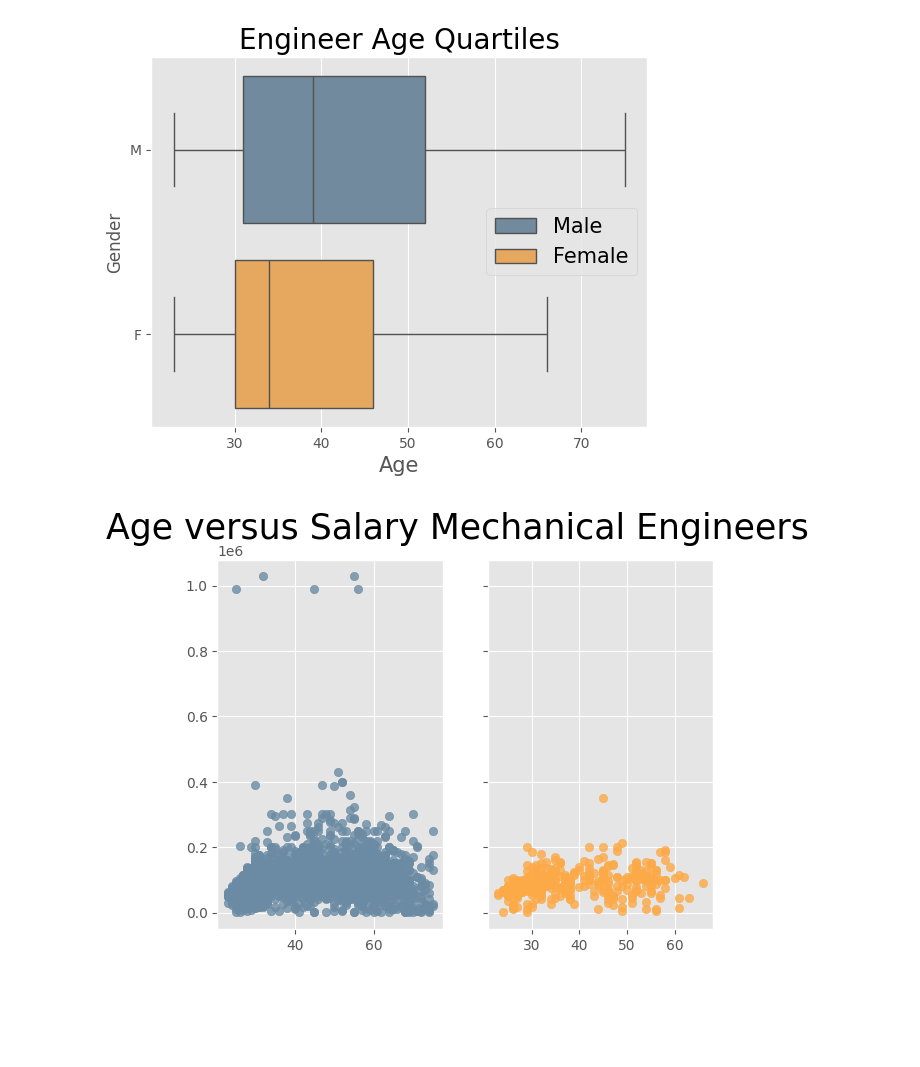
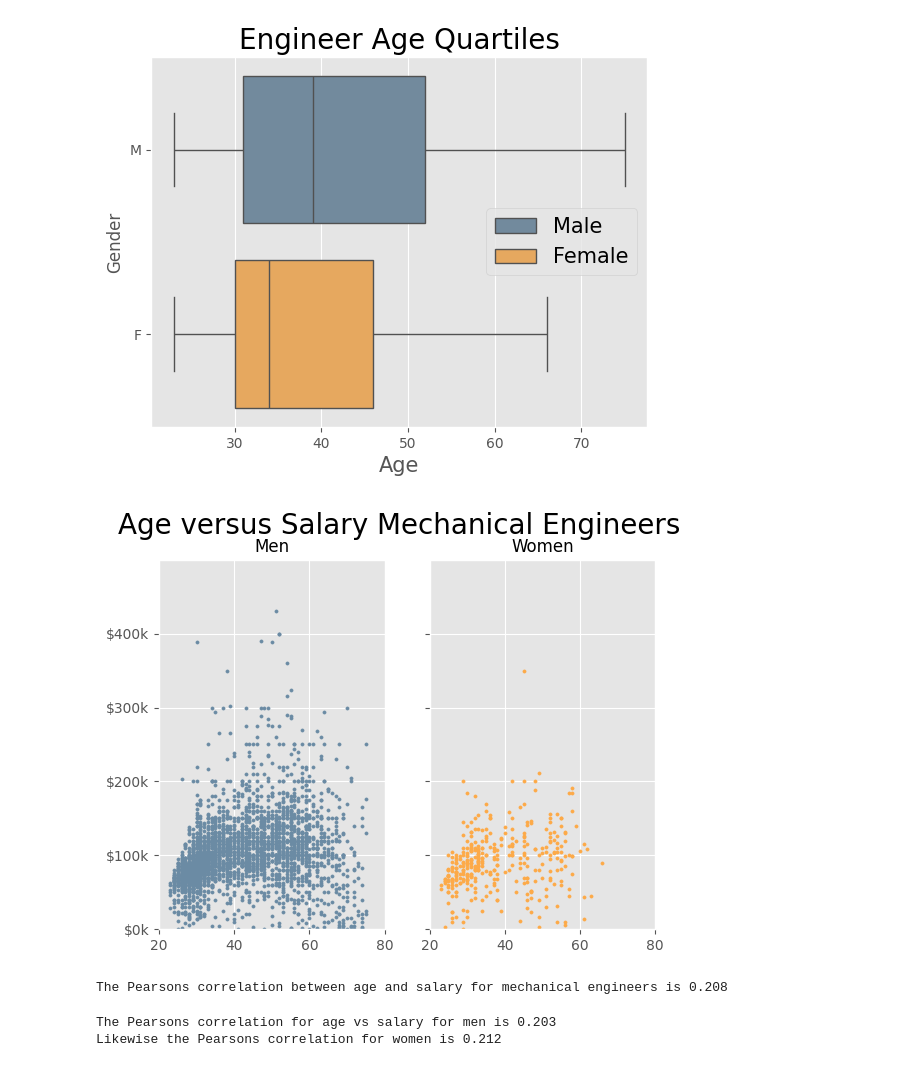
Before and after one commit to Brad-Portouw/data-analysis-practice, a Jupyter notebook: exercises/ch_7/ch_7_multivariateData.ipynb, the cells around one changed output. Saved outputs shown, nothing was run; the diff lists cells and outputs as text; code cells hidden in the pictures; blank space fills up the shorter version.

Commit message:
A bit more analysis of the engineering salary data with a jupyter notebook copy.

```diff
--- a/exercises/ch_7/ch_7_multivariateData.ipynb
+++ b/exercises/ch_7/ch_7_multivariateData.ipynb
@@ -230,16 +232,23 @@ Passing `palette` without assigning `hue` is deprecated and will be removed in v
 # %%
 #a scatterplot showing the age(x-axis) vs Salary may show trends between the two, where we would expect older engineers to be paid more.
 # Having 1 plot containing both the data for men and women superimposed on one another is difficult to read, so two subplots seems to be a better option.
 
 fig, ax = plt.subplots(1, 2, sharey=True)
 ax[0].scatter(me_men['Age'], me_men['Salary'],
             c='xkcd:grey blue',
-            alpha= 0.8)
+            s=5,
+            alpha= 1)
 ax[1].scatter(me_women['Age'], me_women['Salary'],
             c='xkcd:light orange',
-            alpha= 0.8)
-ax[0]
-fig.suptitle('Age versus Salary Mechanical Engineers', fontsize=25)
+            s=5,
+            alpha= 1)
+ax[0].set_title('Men', fontsize=12)
+ax[0].set_ylim(0,500000)
+ax[0].set_yticks(list(range(0,500000,100000)), [f"${x}k" for x in salary_ticks])
+ax[0].set_xlim(20,80)
+ax[1].set_xlim(20,80)
+ax[1].set_title('Women', fontsize=12)
+fig.suptitle('Age versus Salary Mechanical Engineers', fontsize=20)
 plt.show()
 # %% [output]
-[figure, old version]
+[figure, new version]
@@ -245,0 +260,16 @@ plt.show()
+# %%
+# A pearson coefficent here could show a correlation between age and salary.
+cor_eng, p = pearsonr(me_sal['Age'], me_sal['Salary'])
+cor_eng
+print(f'The Pearsons correlation between age and salary for mechanical engineers is %.3f' %cor_eng)
+# %% [output]
+The Pearsons correlation between age and salary for mechanical engineers is 0.208
+# %%
+# Checking for each gender now:
+cor_men, p_men = pearsonr(me_men['Age'], me_men['Salary'])
+print(f'The Pearsons correlation for age vs salary for men is %.3f' %cor_men )
+cor_women, p_women = pearsonr(me_women['Age'], me_women['Salary'])
+print(f'Likewise the Pearsons correlation for women is %.3f' %cor_women)
+# %% [output]
+The Pearsons correlation for age vs salary for men is 0.203
+Likewise the Pearsons correlation for women is 0.212
```
Also changed, not shown: parts of 18 cells of this notebook, 1 other file.
